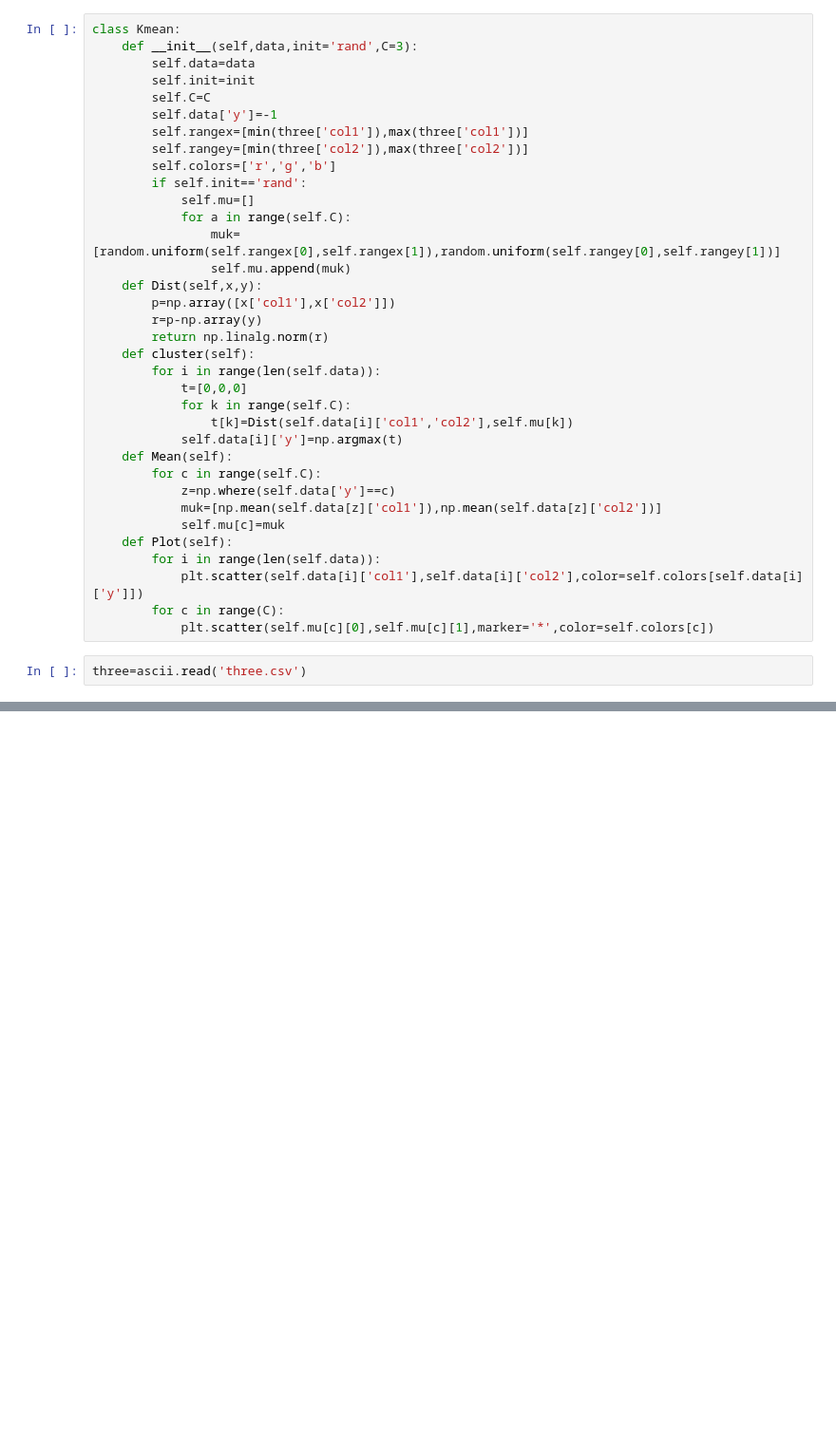
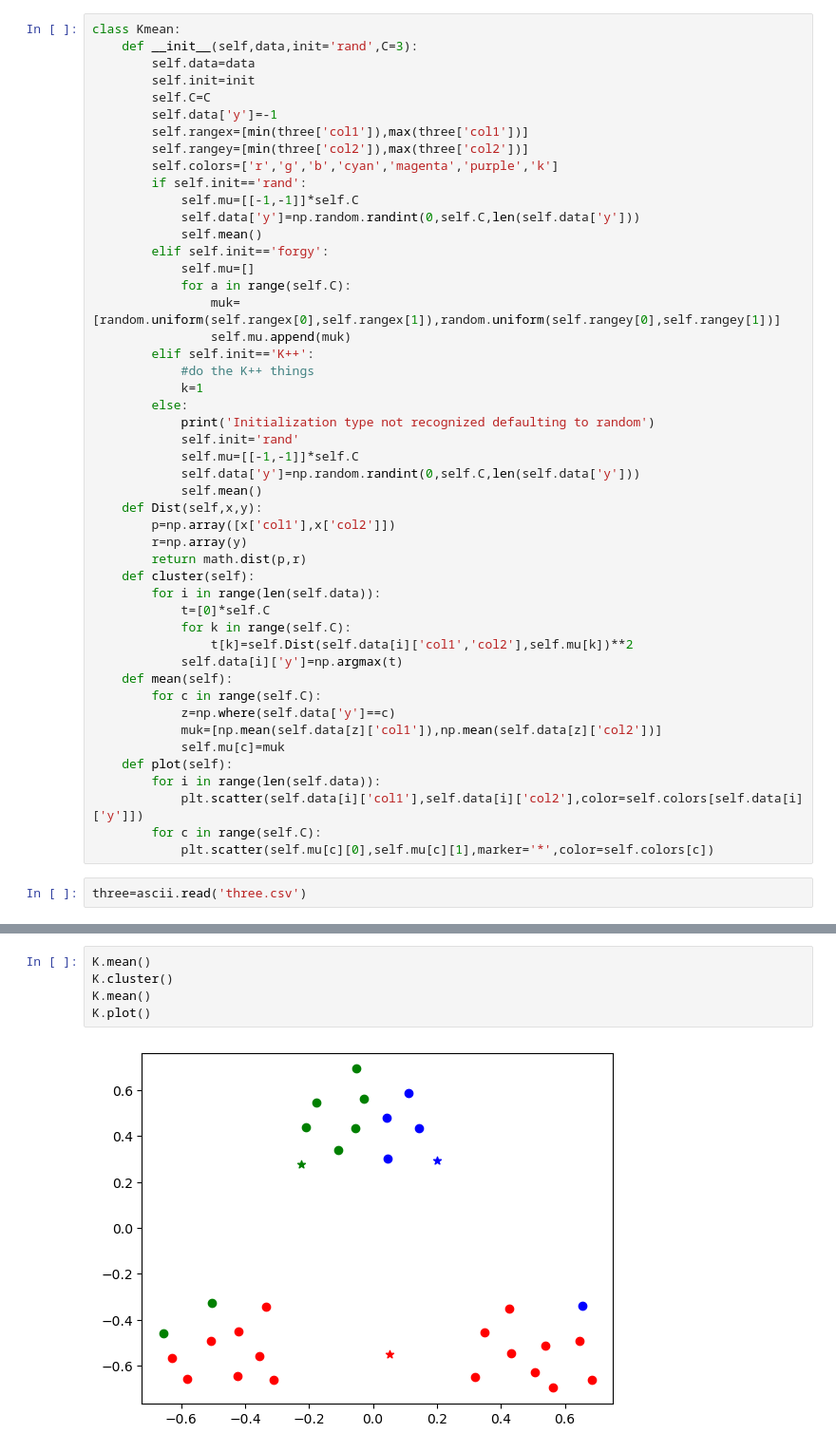
Before and after one commit to KKamp2015/PatternRecognitionMP2, a Jupyter notebook: Task2.ipynb, the cells around one changed output, grey strips where cells are left out. Shown: that part at 95% size. Drawn from its saved outputs; the diff is of its cells as text; blank space fills up the shorter version.

Commit message:
Updated initalization and changed Dist

```diff
--- a/Task2.ipynb
+++ b/Task2.ipynb
@@ -12,31 +13,44 @@ class Kmean:
         self.data['y']=-1
         self.rangex=[min(three['col1']),max(three['col1'])]
         self.rangey=[min(three['col2']),max(three['col2'])]
-        self.colors=['r','g','b']
+        self.colors=['r','g','b','cyan','magenta','purple','k']
         if self.init=='rand':
+            self.mu=[[-1,-1]]*self.C
+            self.data['y']=np.random.randint(0,self.C,len(self.data['y']))
+            self.mean()
+        elif self.init=='forgy':
             self.mu=[]
             for a in range(self.C):
                 muk=[random.uniform(self.rangex[0],self.rangex[1]),random.uniform(self.rangey[0],self.rangey[1])]
                 self.mu.append(muk)
+        elif self.init=='K++':
+            #do the K++ things
+            k=1
+        else:
+            print('Initialization type not recognized defaulting to random')
+            self.init='rand'
+            self.mu=[[-1,-1]]*self.C
+            self.data['y']=np.random.randint(0,self.C,len(self.data['y']))
+            self.mean()
     def Dist(self,x,y):
         p=np.array([x['col1'],x['col2']])
-        r=p-np.array(y)
-        return np.linalg.norm(r)
+        r=np.array(y)
+        return math.dist(p,r)
     def cluster(self):
         for i in range(len(self.data)):
-            t=[0,0,0]
+            t=[0]*self.C
             for k in range(self.C):
-                t[k]=Dist(self.data[i]['col1','col2'],self.mu[k])
+                t[k]=self.Dist(self.data[i]['col1','col2'],self.mu[k])**2
             self.data[i]['y']=np.argmax(t)
-    def Mean(self):
+    def mean(self):
         for c in range(self.C):
             z=np.where(self.data['y']==c)
             muk=[np.mean(self.data[z]['col1']),np.mean(self.data[z]['col2'])]
             self.mu[c]=muk
-    def Plot(self):
+    def plot(self):
         for i in range(len(self.data)):
             plt.scatter(self.data[i]['col1'],self.data[i]['col2'],color=self.colors[self.data[i]['y']])
-        for c in range(C):
+        for c in range(self.C):
             plt.scatter(self.mu[c][0],self.mu[c][1],marker='*',color=self.colors[c])
 # %%
 three=ascii.read('three.csv')
@@ -48,0 +63,7 @@ K.Plot()
+# %%
+K.mean()
+K.cluster()
+K.mean()
+K.plot()
+# %% [output]
+[figure, added]
```
Also changed, not shown: parts of 6 cells of this notebook.
